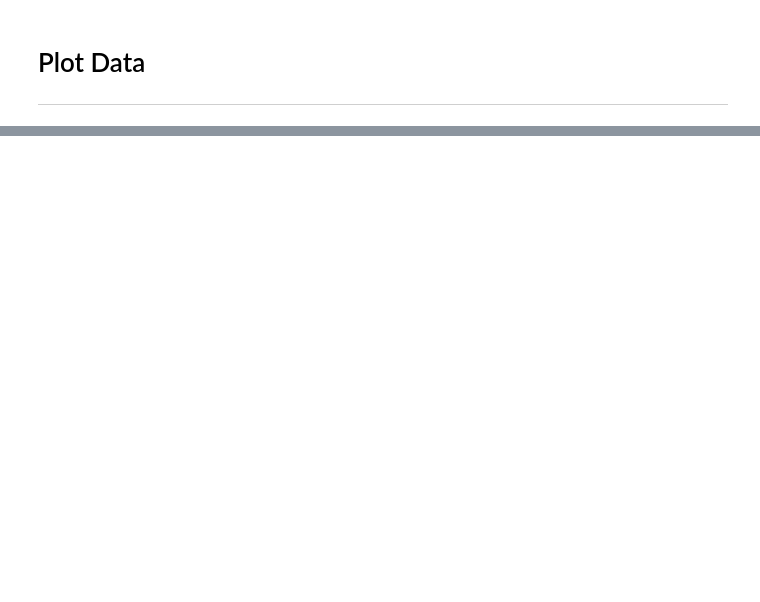
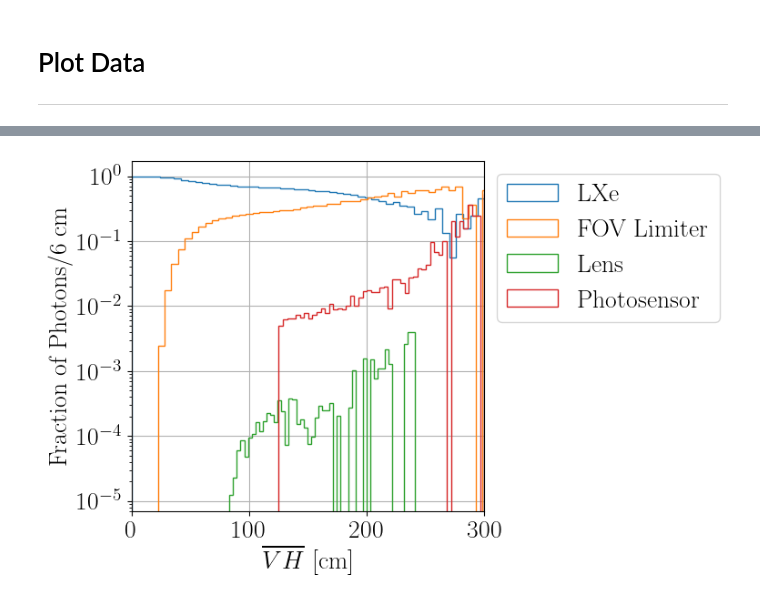
Before and after one commit to Noah-Everett/DSPS-Detector, a Jupyter notebook: analysis/transmissionAnalysis.ipynb, the cells around one changed output, grey strips where cells are left out. Cells and saved outputs as stored; diff of their text form; code cells hidden in the pictures; blank space fills up the shorter version.

Commit message:
Changing transmittion analysis to use only +x wall. last submittion before deleting old code

```diff
--- a/analysis/transmissionAnalysis.ipynb
+++ b/analysis/transmissionAnalysis.ipynb
@@ -78,11 +79,13 @@ data = {
         tree['photoSensor_hits_position_absolute_y'].array(),
         tree['photoSensor_hits_position_absolute_z'].array()
     )),
-    'process': tree['photoSensor_hits_process'].array()
+    'process': tree['photoSensor_hits_process'].array(),
+    'wall': tree['photoSensor_hits_photoSensorID'].array()
 }
 
 df_photoSensor_hits = pd.DataFrame(data)
 
+df_photoSensor_hits['wall'] = df_photoSensor_hits['wall'].apply(lambda x: x.split('_')[1])
 df_photoSensor_hits['position_delta'] = [np.array(pi) - np.array(pa) for pi, pa in zip(df_photoSensor_hits['position_initial'], df_photoSensor_hits['position_absolute'])]
 df_photoSensor_hits['position_delta_r'] = np.linalg.norm(np.array(df_photoSensor_hits['position_delta'].tolist()), axis=1)
 # %%
@@ -98,10 +101,12 @@ data_calorimeter = {
         tree['calorimeter_hits_position_absolute_y'].array(),
         tree['calorimeter_hits_position_absolute_z'].array()
     )),
-    'process': tree['calorimeter_hits_process'].array()
+    'process': tree['calorimeter_hits_process'].array(),
+    'wall': tree['calorimeter_hits_calorimeterID'].array()
 }
 
 df_calorimeter_hits = pd.DataFrame(data_calorimeter)
 
+df_calorimeter_hits['wall'] = df_calorimeter_hits['wall'].apply(lambda x: x.split('_')[2])
 df_calorimeter_hits['position_delta'] = [np.array(pi) - np.array(pa) for pi, pa in zip(df_calorimeter_hits['position_initial'], df_calorimeter_hits['position_absolute'])]
 df_calorimeter_hits['position_delta_r'] = np.linalg.norm(np.array(df_calorimeter_hits['position_delta'].tolist()), axis=1)
@@ -121,14 +124,14 @@ data_lens = {
         tree['lens_hits_position_absolute_z'].array()
     )),
     'process': tree['lens_hits_process'].array(),
-    'transmittance': tree['lens_hits_transmittance'].array()
+    'transmittance': tree['lens_hits_transmittance'].array(),
+    'wall': tree['lens_hits_lensID'].array()
 }
 
 df_lens_hits = pd.DataFrame(data_lens)
 
-
 df_lens_hits = df_lens_hits[df_lens_hits['transmittance'] != True]
-
+df_lens_hits['wall'] = df_lens_hits['wall'].apply(lambda x: x.split('_')[1])
 df_lens_hits['position_delta'] = [np.array(pi) - np.array(pa) for pi, pa in zip(df_lens_hits['position_initial'], df_lens_hits['position_absolute'])]
 df_lens_hits['position_delta_r'] = np.linalg.norm(np.array(df_lens_hits['position_delta'].tolist()), axis=1)
 # %%
@@ -173,3 +171,8 @@ print(len(df_photon))
+# %%
+wall = '+x'
+df_photoSensor_hits = df_photoSensor_hits[df_photoSensor_hits['wall'] == wall]
+df_calorimeter_hits = df_calorimeter_hits[df_calorimeter_hits['wall'] == wall]
+df_lens_hits = df_lens_hits[df_lens_hits['wall'] == wall]
 # %% [markdown]
 # Plot Data
 <hr style="border: none; height: 5px; background-color: white; margin-top: 0px; margin-bottom: 0px;">
@@ -276,0 +232,19 @@ nPhotons_medium/nPhotons_total*100    :  191.807
+# %%
+
+fig, ax = plt.subplots(figsize=(5, 5))
+ax.hist(df_medium_hits     ['position_delta_r']/scale, bins=nBins, weights=weights_medium     , label='LXe'        , histtype='step')
+ax.hist(df_calorimeter_hits['position_delta_r']/scale, bins=nBins, weights=weights_calorimeter, label='FOV Limiter', histtype='step')
+ax.hist(df_lens_hits       ['position_delta_r']/scale, bins=nBins, weights=weights_lens       , label='Lens'       , histtype='step')
+ax.hist(df_photoSensor_hits['position_delta_r']/scale, bins=nBins, weights=weights_photoSensor, label='Photosensor', histtype='step')
+ax.set_xlabel(r'$\overline{VH}$ [cm]')
+ax.set_ylabel(r'Fraction of Photons/6 cm')
+ax.set_xlim(xmin=0, xmax=300)
+# ax.set_ylim(ymin=0)
+ax.set_yscale('log')
+# ax.text(0.99, 0.99, '60 cm', transform=ax.transAxes, ha='right', va='top', size=25)
+ax.legend(loc='upper left', bbox_to_anchor=(1, 1))
+ax.grid()
+# fig.savefig('../figures/transmittance_60cm_nolegend_v3.pdf', bbox_inches='tight')
+fig.show()
+# %% [output]
+[figure, added]
```
Also changed, not shown: parts of 7 cells of this notebook, 27 other files.
